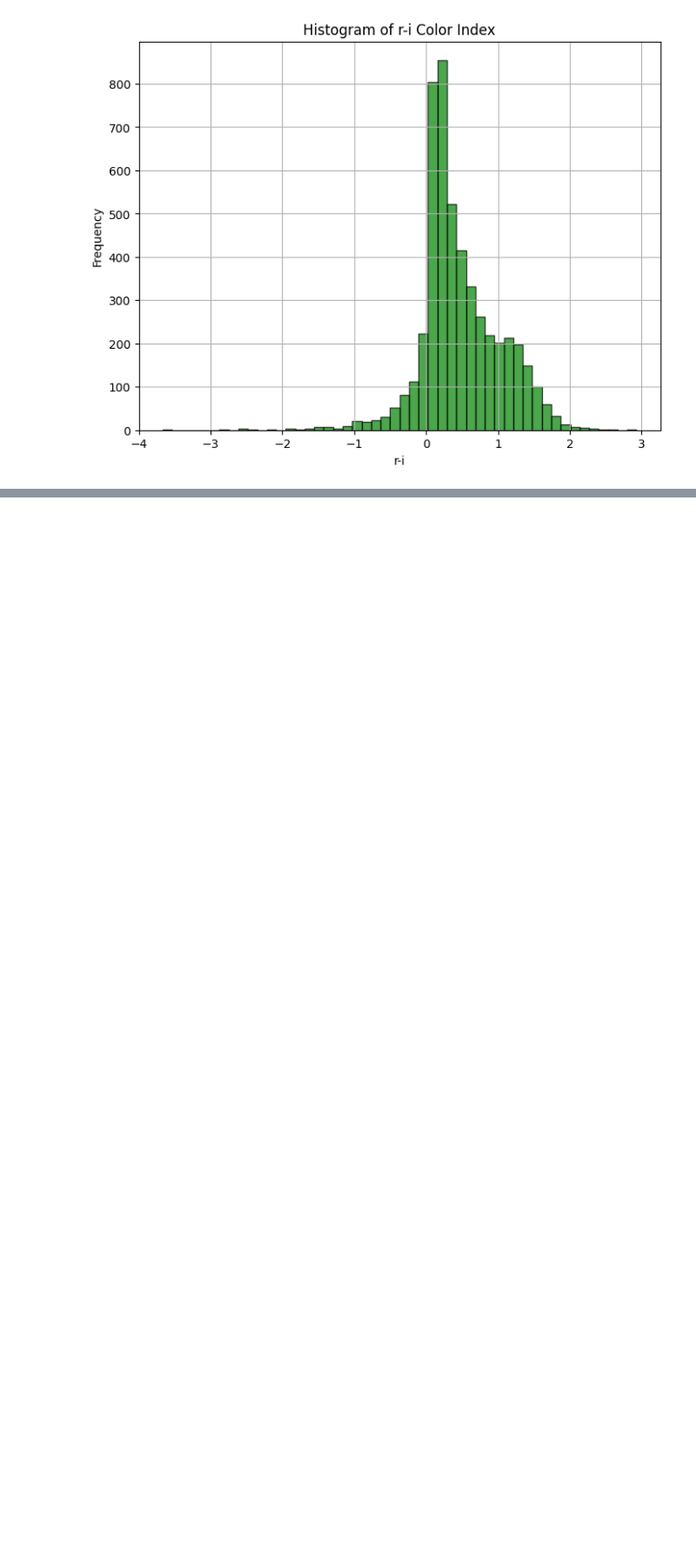
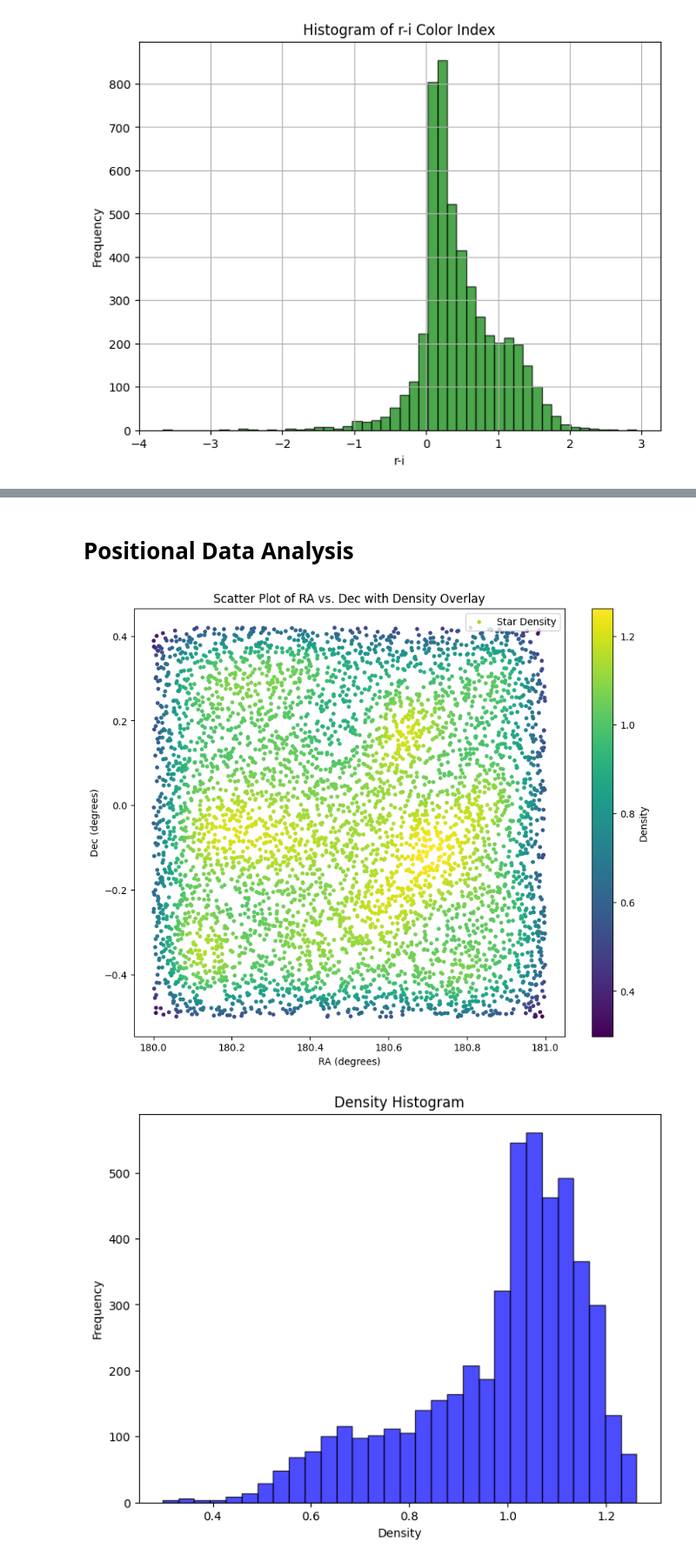
Before and after one commit to Fr4nc3/SDSS_Release_17_system_model, a Jupyter notebook: sdss_data.ipynb, the cells around one changed output, grey strips where cells are left out. Shown at 87% size. Saved outputs shown, nothing was run; the diff lists cells and outputs as text; code cells hidden in the pictures; blank space fills up the shorter version.

```diff
--- a/sdss_data.ipynb
+++ b/sdss_data.ipynb
@@ -418,0 +542,64 @@ max       5.154850     2.930830
+# %% [markdown]
+# Positional Data Analysis
+# %%
+import numpy as np
+import matplotlib.pyplot as plt
+from scipy.stats import gaussian_kde
+
+# Simulated data for RA and Dec within given ranges
+np.random.seed(42)
+ra = np.random.uniform(180.0005, 180.9999, 5000)
+dec = np.random.uniform(-0.4999, 0.4201, 5000)
+
+# Calculate density using Gaussian KDE
+positions = np.vstack([ra, dec])
+kde = gaussian_kde(positions)(positions)
+
+# Generate a grid for density map
+x_grid, y_grid = np.linspace(ra.min(), ra.max(), 100), np.linspace(dec.min(), dec.max(), 100)
+X, Y = np.meshgrid(x_grid, y_grid)
+positions_grid = np.vstack([X.ravel(), Y.ravel()])
+density_grid = gaussian_kde(positions)(positions_grid).reshape(X.shape)
+
+# Scatter plot with density overlay
+plt.figure(figsize=(10, 8))
+plt.scatter(ra, dec, c=kde, cmap='viridis', s=10, label='Star Density')
+plt.colorbar(label='Density')
+plt.title('Scatter Plot of RA vs. Dec with Density Overlay')
+plt.xlabel('RA (degrees)')
+plt.ylabel('Dec (degrees)')
+plt.legend()
+plt.show()
+
+
+plt.figure(figsize=(8, 6))
+plt.hist(kde, bins=30, color='blue', alpha=0.7, edgecolor='black')
+plt.title('Density Histogram')
+plt.xlabel('Density')
+plt.ylabel('Frequency')
+plt.show()
+
+# Calculate grid-based density
+grid_counts = np.histogram2d(ra, dec, bins=(20, 20))[0]
+
+# Display grid-based density map
+plt.figure(figsize=(10, 8))
+plt.imshow(grid_counts.T, extent=[ra.min(), ra.max(), dec.min(), dec.max()], origin='lower', cmap='plasma', aspect='auto')
+plt.colorbar(label='Grid-Based Density')
+plt.title('Grid-Based Density Map of RA vs. Dec')
+plt.xlabel('RA (degrees)')
+plt.ylabel('Dec (degrees)')
+plt.show()
+
+# Summary statistics for density
+density_summary = {
+    "Mean Density": kde.mean(),
+    "Median Density": np.median(kde),
+    "Density Range": (kde.min(), kde.max()),
+    "Grid Density Range": (grid_counts.min(), grid_counts.max()),
+}
+
+density_summary
+# %% [output]
+[figure, added]
+[figure, added]
```
Also changed, not shown: parts of 16 cells of this notebook.
